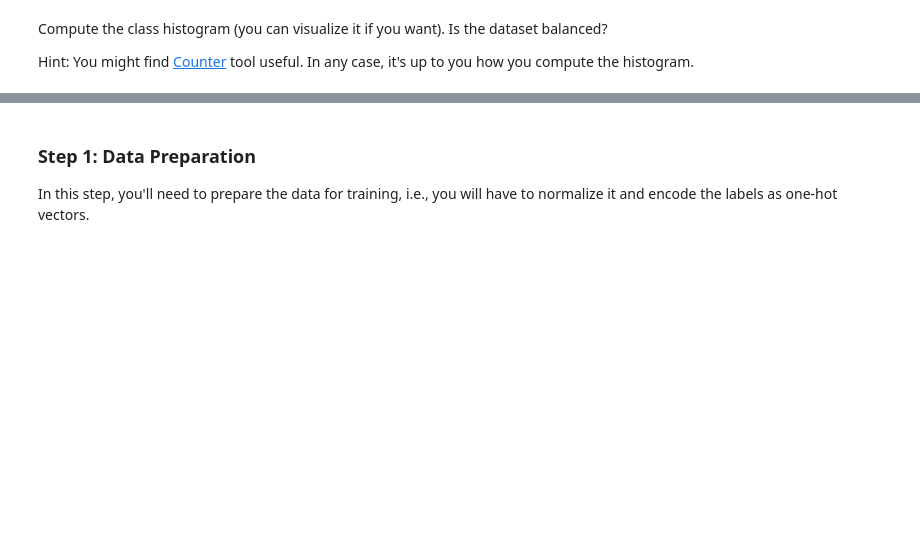
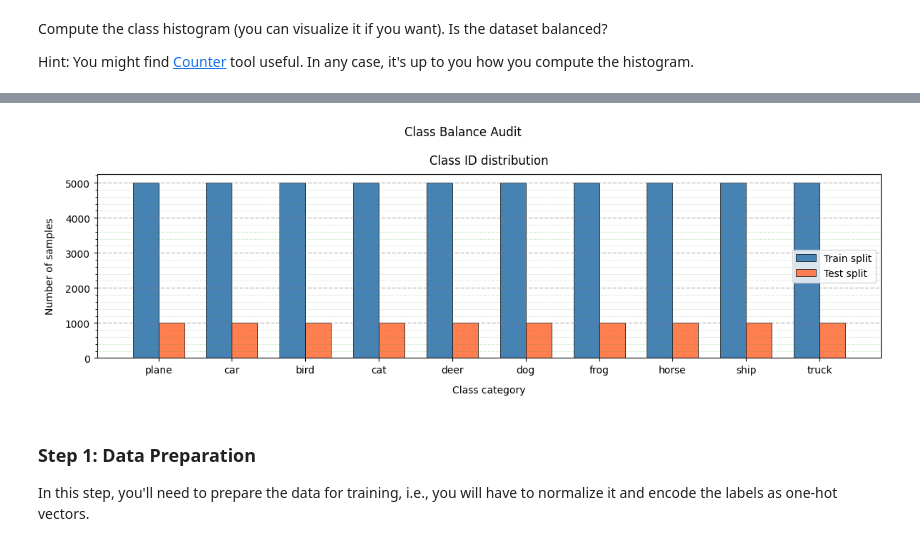
Before and after one commit to BogdanPinchuk/ComputerVision-PBY_HW14, a Jupyter notebook: Bohdan_Pinchuk_CV_HW14.ipynb, the cells around one changed output, grey strips where cells are left out. Saved outputs shown, nothing was run; the diff lists cells and outputs as text; code cells hidden in the pictures; blank space fills up the shorter version.

Commit message:
[Homework14] - added histogram

```diff
--- a/Bohdan_Pinchuk_CV_HW14.ipynb
+++ b/Bohdan_Pinchuk_CV_HW14.ipynb
@@ -234,3 +262,38 @@ Hint: You might find [Counter](https://docs.python.org/3/library/collections.htm
+# %%
+# Graphic results
+
+import matplotlib.pyplot as plt
+
+# Input data
+x_indices = np.arange(len(class_names))
+bar_width = 0.35
+
+# Solution
+_, ax = plt.subplots(figsize=(12, 4))
+
+ax.bar(x_indices - bar_width / 2, train_counts, bar_width,
+       label='Train split', color='steelblue', edgecolor='black', linewidth=0.5)
+ax.bar(x_indices + bar_width / 2, test_counts, bar_width,
+       label='Test split', color='coral', edgecolor='black', linewidth=0.5)
+
+ax.set_xticks(x_indices)
+ax.set_xticklabels(class_names, rotation=0, ha='center')
+ax.tick_params(axis='x', which='minor', bottom=False, top=False)
+
+ax.grid(axis='y', visible=True, which='major', ls='--', linewidth=1.0, color='tab:gray')
+ax.minorticks_on()
+ax.grid(axis='y', visible=True, which='minor', ls=':', linewidth=0.5, color='tab:green')
+ax.set_title("Class ID distribution", pad=10, loc='center', color='black')
+ax.set_xlabel("Class category", labelpad=10, loc='center', color='black')
+ax.set_ylabel("Number of samples", labelpad=10, loc='center', color='black')
+
+ax.legend(frameon=True, loc='center right')
+plt.suptitle("Class Balance Audit")
+
+plt.tight_layout()
+plt.show()
+# %% [output]
+[figure, added]
 # %% [markdown]
 ### Step 1: Data Preparation
 
```
Also changed, not shown: parts of 2 cells of this notebook, 1 other file.
